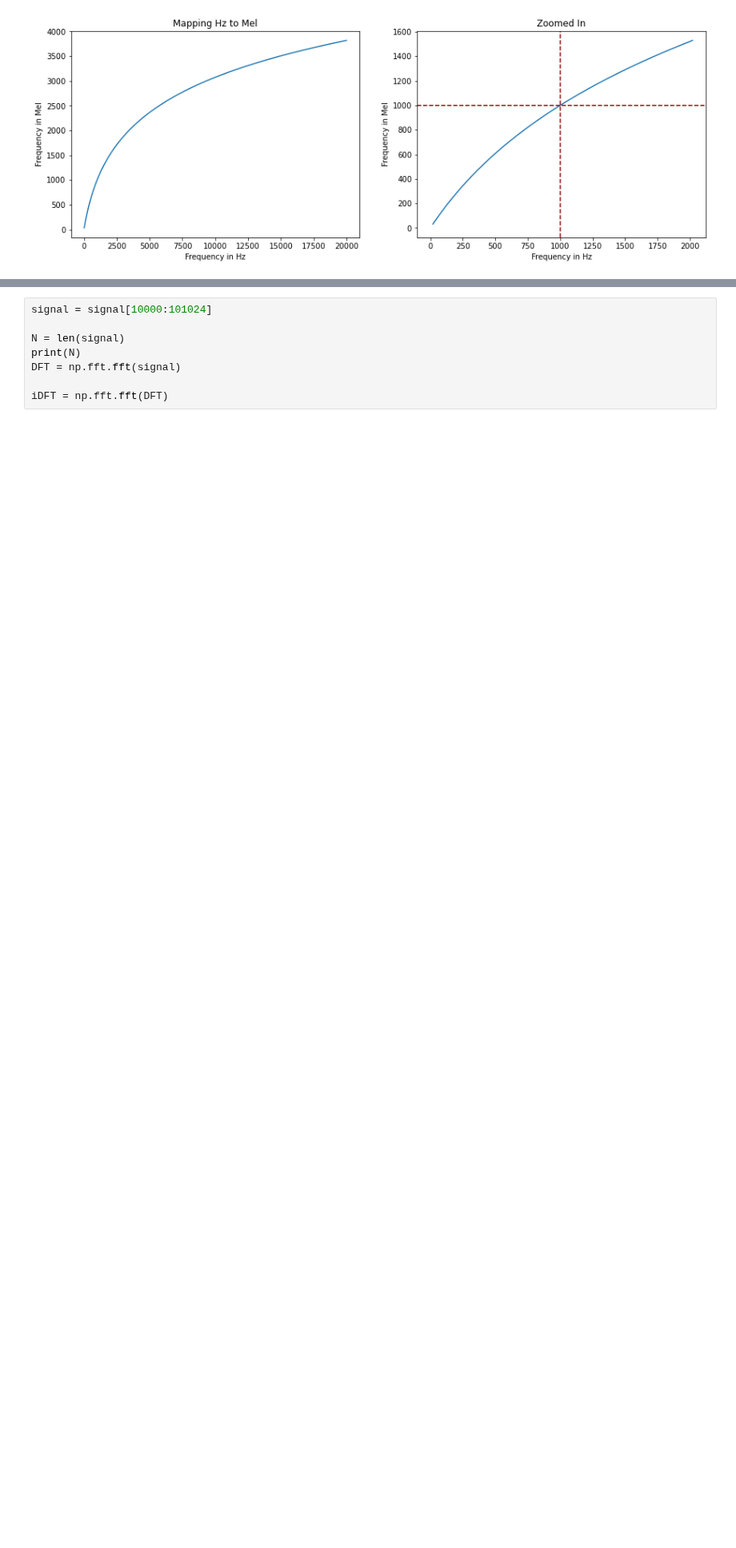
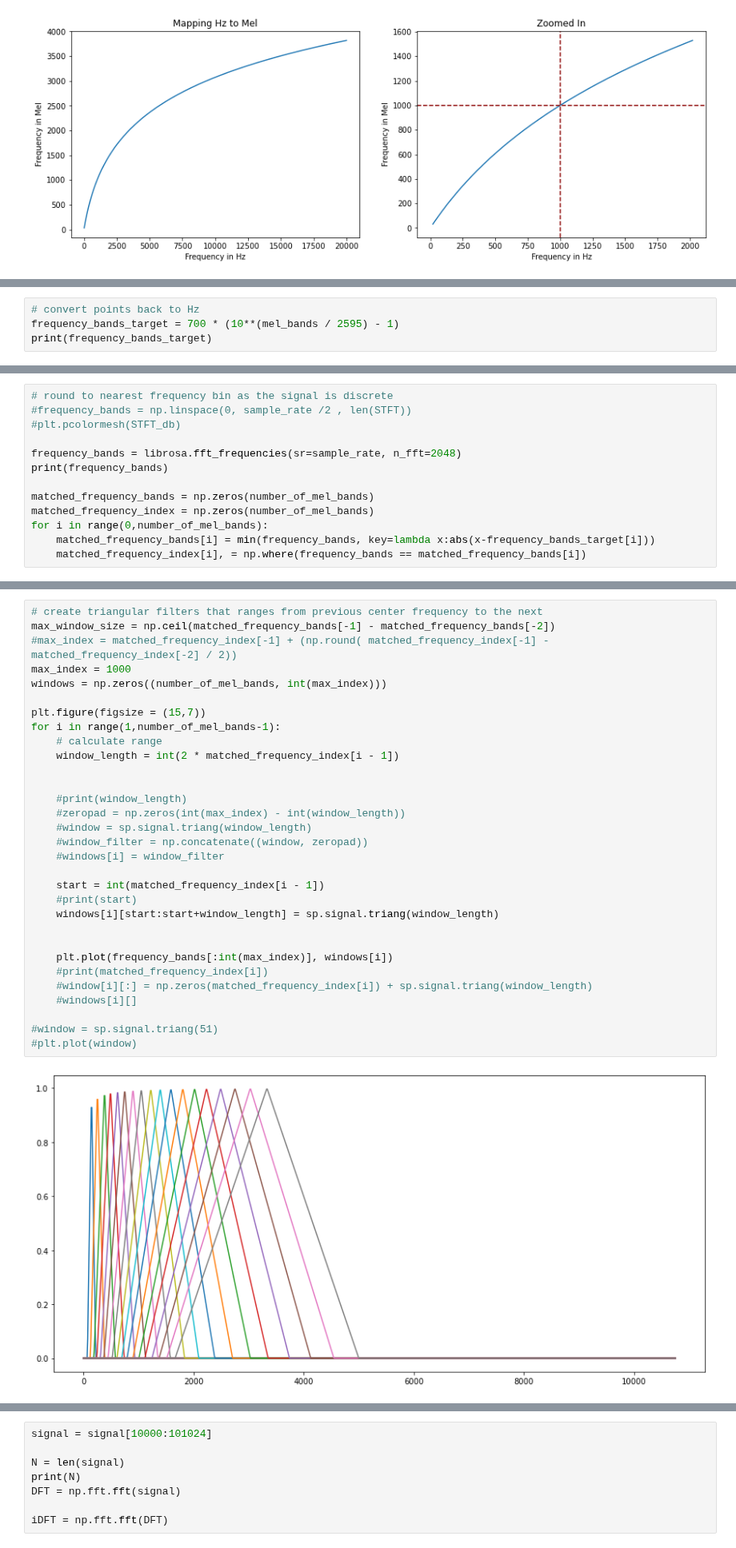
Before and after one commit to HNuijens/PythonAudioProcessing, a Jupyter notebook: Analysis/MFCC.ipynb, the cells around one changed output, grey strips where cells are left out. Shown at 80% size. Drawn from its saved outputs; the diff is of its cells as text; blank space fills up the shorter version.

```diff
--- a/Analysis/MFCC.ipynb
+++ b/Analysis/MFCC.ipynb
@@ -42,0 +104,4 @@ Text(0.5, 1.0, 'Zoomed In')
+# %%
+# convert points back to Hz
+frequency_bands_target = 700 * (10**(mel_bands / 2595) - 1)
+print(frequency_bands_target)
@@ -42,0 +113,13 @@ Text(0.5, 1.0, 'Zoomed In')
+# %%
+# round to nearest frequency bin as the signal is discrete
+#frequency_bands = np.linspace(0, sample_rate /2 , len(STFT))
+#plt.pcolormesh(STFT_db)
+
+frequency_bands = librosa.fft_frequencies(sr=sample_rate, n_fft=2048)
+print(frequency_bands)
+
+matched_frequency_bands = np.zeros(number_of_mel_bands)
+matched_frequency_index = np.zeros(number_of_mel_bands)
+for i in range(0,number_of_mel_bands):
+    matched_frequency_bands[i] = min(frequency_bands, key=lambda x:abs(x-frequency_bands_target[i]))
+    matched_frequency_index[i], = np.where(frequency_bands == matched_frequency_bands[i])
@@ -42,0 +134,33 @@ Text(0.5, 1.0, 'Zoomed In')
+# %%
+# create triangular filters that ranges from previous center frequency to the next
+max_window_size = np.ceil(matched_frequency_bands[-1] - matched_frequency_bands[-2])
+#max_index = matched_frequency_index[-1] + (np.round( matched_frequency_index[-1] - matched_frequency_index[-2] / 2))
+max_index = 1000
+windows = np.zeros((number_of_mel_bands, int(max_index)))
+
+plt.figure(figsize = (15,7))
+for i in range(1,number_of_mel_bands-1):
+    # calculate range
+    window_length = int(2 * matched_frequency_index[i - 1])
+
+
+    #print(window_length)
+    #zeropad = np.zeros(int(max_index) - int(window_length))
+    #window = sp.signal.triang(window_length)
+    #window_filter = np.concatenate((window, zeropad))
+    #windows[i] = window_filter
+
+    start = int(matched_frequency_index[i - 1])
+    #print(start)
+    windows[i][start:start+window_length] = sp.signal.triang(window_length)
+
+
+    plt.plot(frequency_bands[:int(max_index)], windows[i])
+    #print(matched_frequency_index[i])
+    #window[i][:] = np.zeros(matched_frequency_index[i]) + sp.signal.triang(window_length)
+    #windows[i][]
+
+#window = sp.signal.triang(51)
+#plt.plot(window)
+# %% [output]
+[figure, added]
```
Also changed, not shown: parts of 16 cells of this notebook.
